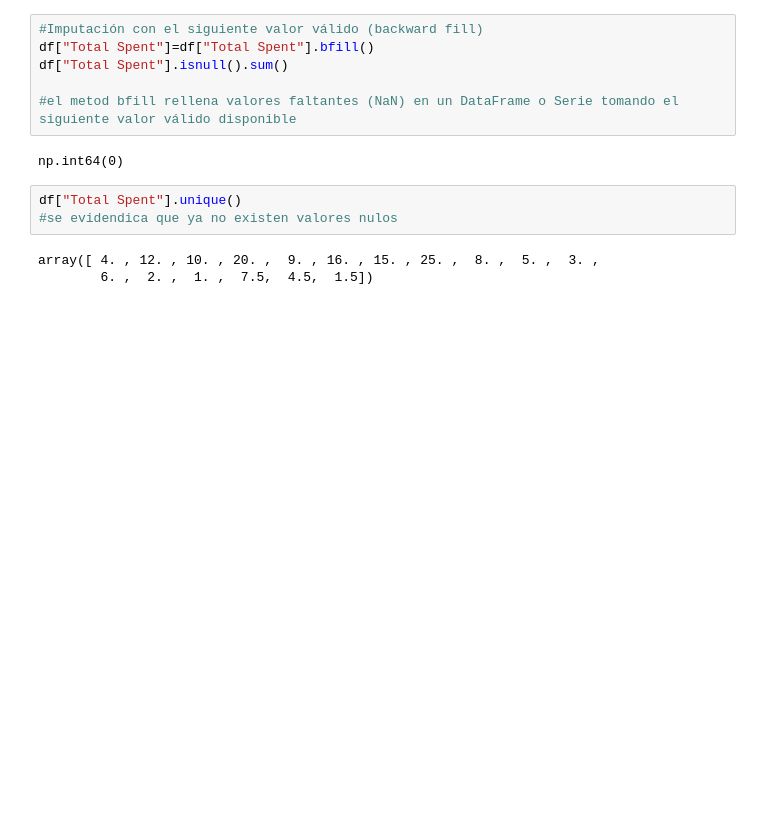
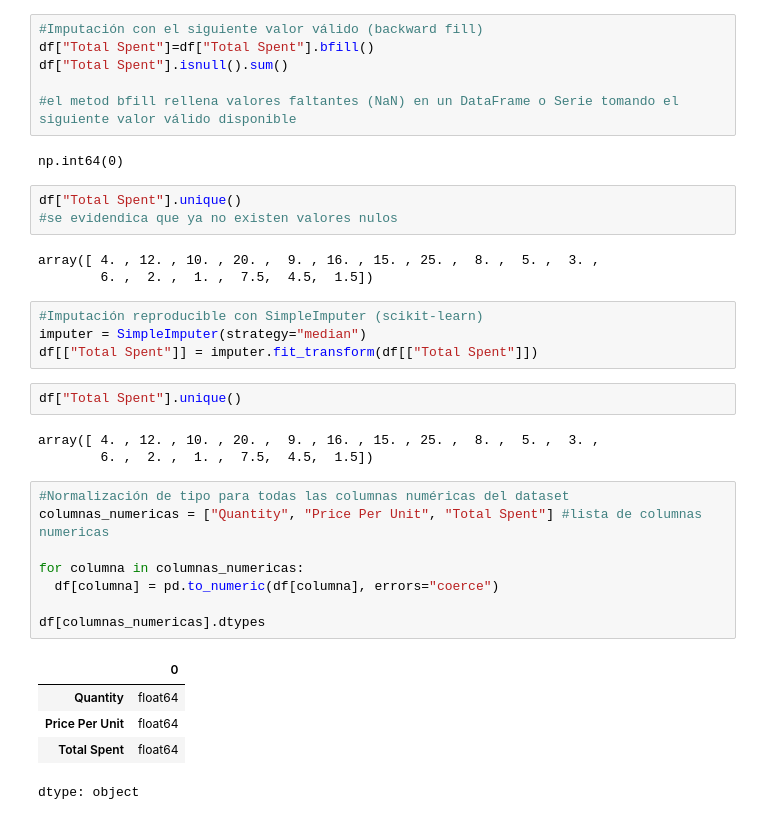
Before and after one commit to ritterb64/taller-calidad-datos, a Jupyter notebook: taller3_calidad_datos.ipynb, the cells around one changed output. Cells and saved outputs as stored; diff of their text form; blank space fills up the shorter version.

Commit message:
Normalización de tipo para todas las columnas numéricas del dataset

```diff
--- a/taller3_calidad_datos.ipynb
+++ b/taller3_calidad_datos.ipynb
@@ -179,3 +180,26 @@ df["Total Spent"].unique()
 # %% [output]
 array([ 4. , 12. , 10. , 20. ,  9. , 16. , 15. , 25. ,  8. ,  5. ,  3. ,
         6. ,  2. ,  1. ,  7.5,  4.5,  1.5])
+# %%
+#Imputación reproducible con SimpleImputer (scikit-learn)
+imputer = SimpleImputer(strategy="median")
+df[["Total Spent"]] = imputer.fit_transform(df[["Total Spent"]])
+# %%
+df["Total Spent"].unique()
+# %% [output]
+array([ 4. , 12. , 10. , 20. ,  9. , 16. , 15. , 25. ,  8. ,  5. ,  3. ,
+        6. ,  2. ,  1. ,  7.5,  4.5,  1.5])
+# %%
+#Normalización de tipo para todas las columnas numéricas del dataset
+columnas_numericas = ["Quantity", "Price Per Unit", "Total Spent"] #lista de columnas numericas
+
+for columna in columnas_numericas:
+  df[columna] = pd.to_numeric(df[columna], errors="coerce")
+
+df[columnas_numericas].dtypes
+# %% [output]
+|  | 0 |
+| Quantity | float64 |
+| Price Per Unit | float64 |
+| Total Spent | float64 |
+dtype: object
```
Also changed, not shown: parts of 1 cell of this notebook.
